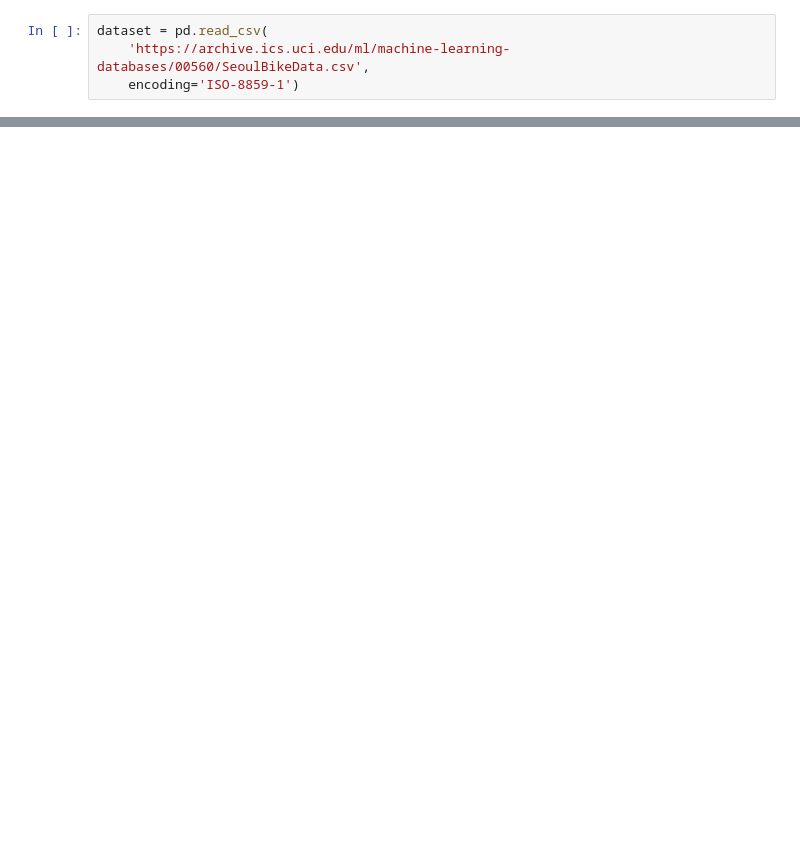
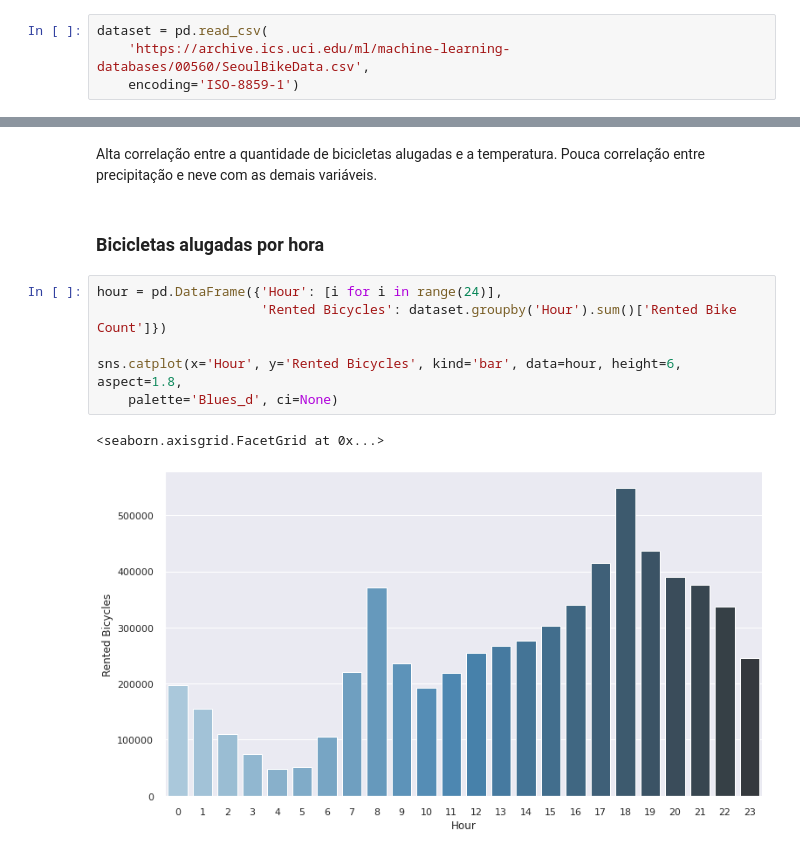
Before and after one commit to matheusfc77/Seoul-analysis, a Jupyter notebook: SeoulBike.ipynb, the cells around one changed output, grey strips where cells are left out. Cells and saved outputs as stored; diff of their text form; blank space fills up the shorter version.

```diff
--- a/SeoulBike.ipynb
+++ b/SeoulBike.ipynb
@@ -348,0 +110,13 @@ print(final_model.predict([pred]))
+# %% [markdown]
+Alta correlação entre a quantidade de bicicletas alugadas e a temperatura. Pouca correlação entre precipitação e neve com as demais variáveis.
+# %% [markdown]
+### Bicicletas alugadas por hora
+# %%
+hour = pd.DataFrame({'Hour': [i for i in range(24)],
+                     'Rented Bicycles': dataset.groupby('Hour').sum()['Rented Bike Count']})
+
+sns.catplot(x='Hour', y='Rented Bicycles', kind='bar', data=hour, height=6, aspect=1.8,
+    palette='Blues_d', ci=None)
+# %% [output]
+<seaborn.axisgrid.FacetGrid at 0x...>
+[figure, added]
```
Also changed, not shown: parts of 106 cells of this notebook.
